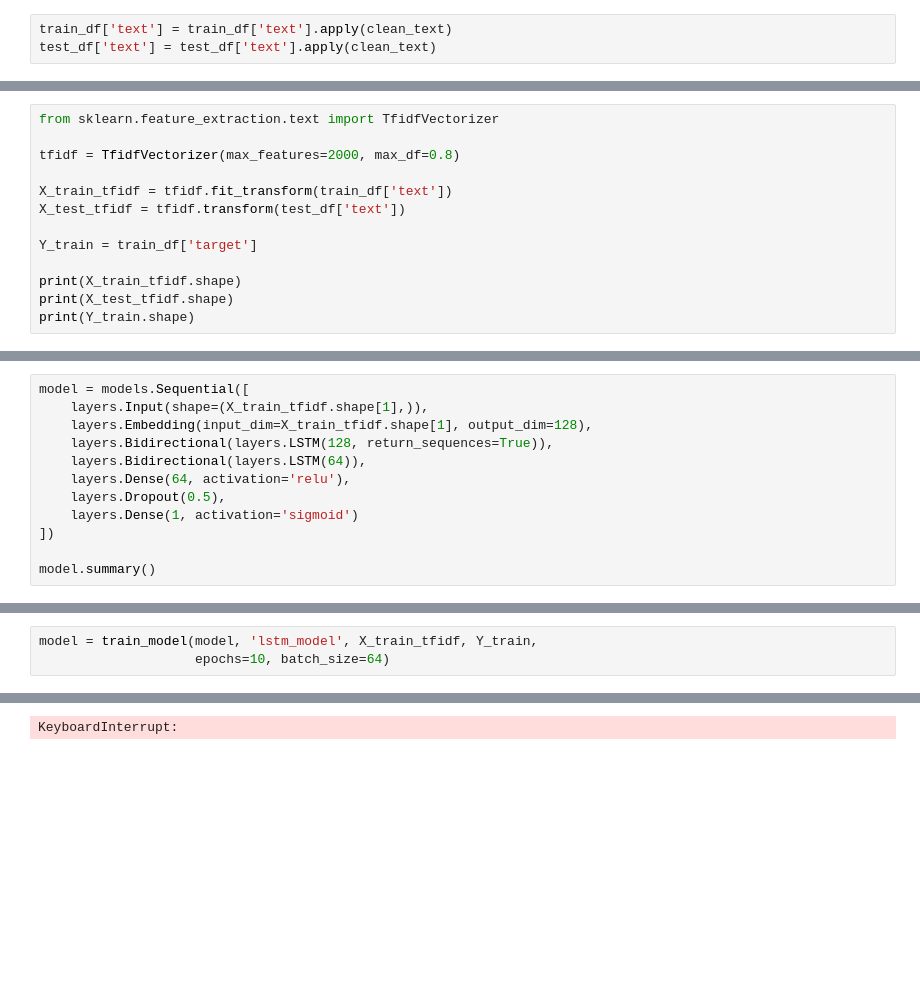
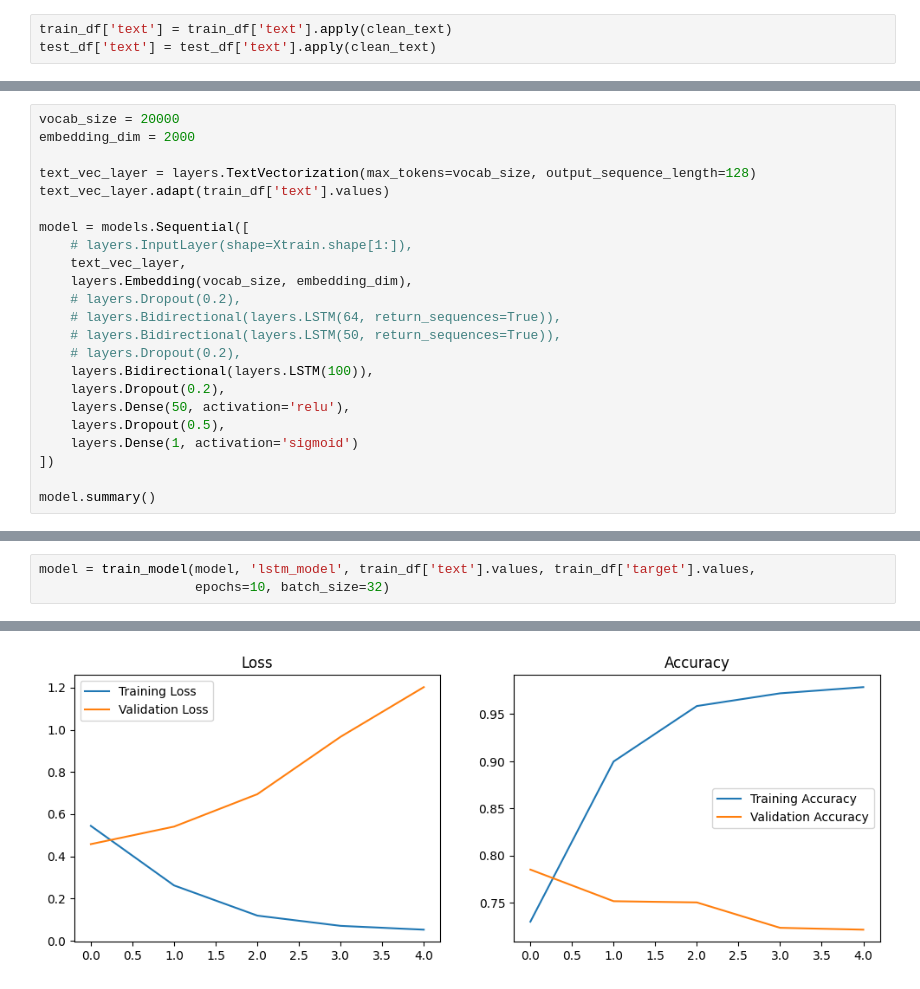
Before and after one commit to bharath1097/disaster_tweets_classification, a Jupyter notebook: disaster_tweets_classification.ipynb, the cells around one changed output, grey strips where cells are left out. Saved outputs shown, nothing was run; the diff lists cells and outputs as text; blank space fills up the shorter version.

```diff
--- a/disaster_tweets_classification.ipynb
+++ b/disaster_tweets_classification.ipynb
@@ -165,14 +174,24 @@ plt.show()
 # %%
-from sklearn.feature_extraction.text import TfidfVectorizer
+vocab_size = 20000
+embedding_dim = 2000
 
-tfidf = TfidfVectorizer(max_features=2000, max_df=0.8)
+text_vec_layer = layers.TextVectorization(max_tokens=vocab_size, output_sequence_length=128)
+text_vec_layer.adapt(train_df['text'].values)
 
-X_train_tfidf = tfidf.fit_transform(train_df['text'])
-X_test_tfidf = tfidf.transform(test_df['text'])
+model = models.Sequential([
+    # layers.InputLayer(shape=Xtrain.shape[1:]),
+    text_vec_layer,
+    layers.Embedding(vocab_size, embedding_dim),
+    # layers.Dropout(0.2),
+    # layers.Bidirectional(layers.LSTM(64, return_sequences=True)),
+    # layers.Bidirectional(layers.LSTM(50, return_sequences=True)),
+    # layers.Dropout(0.2),
+    layers.Bidirectional(layers.LSTM(100)),
+    layers.Dropout(0.2),
+    layers.Dense(50, activation='relu'),
+    layers.Dropout(0.5),
+    layers.Dense(1, activation='sigmoid')
+])
 
-Y_train = train_df['target']
-
-print(X_train_tfidf.shape)
-print(X_test_tfidf.shape)
-print(Y_train.shape)
+model.summary()
 # %% [output]
@@ -182,12 +219,0 @@ print(Y_train.shape)
-# %%
-model = models.Sequential([
-    layers.Input(shape=(X_train_tfidf.shape[1],)),
-    layers.Embedding(input_dim=X_train_tfidf.shape[1], output_dim=128),
-    layers.Bidirectional(layers.LSTM(128, return_sequences=True)),
-    layers.Bidirectional(layers.LSTM(64)),
-    layers.Dense(64, activation='relu'),
-    layers.Dropout(0.5),
-    layers.Dense(1, activation='sigmoid')
-])
-
-model.summary()
@@ -215,5 +220,5 @@ Model: "sequential"
 # %%
-model = train_model(model, 'lstm_model', X_train_tfidf, Y_train,
-                    epochs=10, batch_size=64)
+model = train_model(model, 'lstm_model', train_df['text'].values, train_df['target'].values,
+                    epochs=10, batch_size=32)
 # %% [output]
 Epoch 1/10
@@ -221 +241 @@ Epoch 1/10
-KeyboardInterrupt:
+[figure, added]
```
Also changed, not shown: parts of 8 cells of this notebook.
